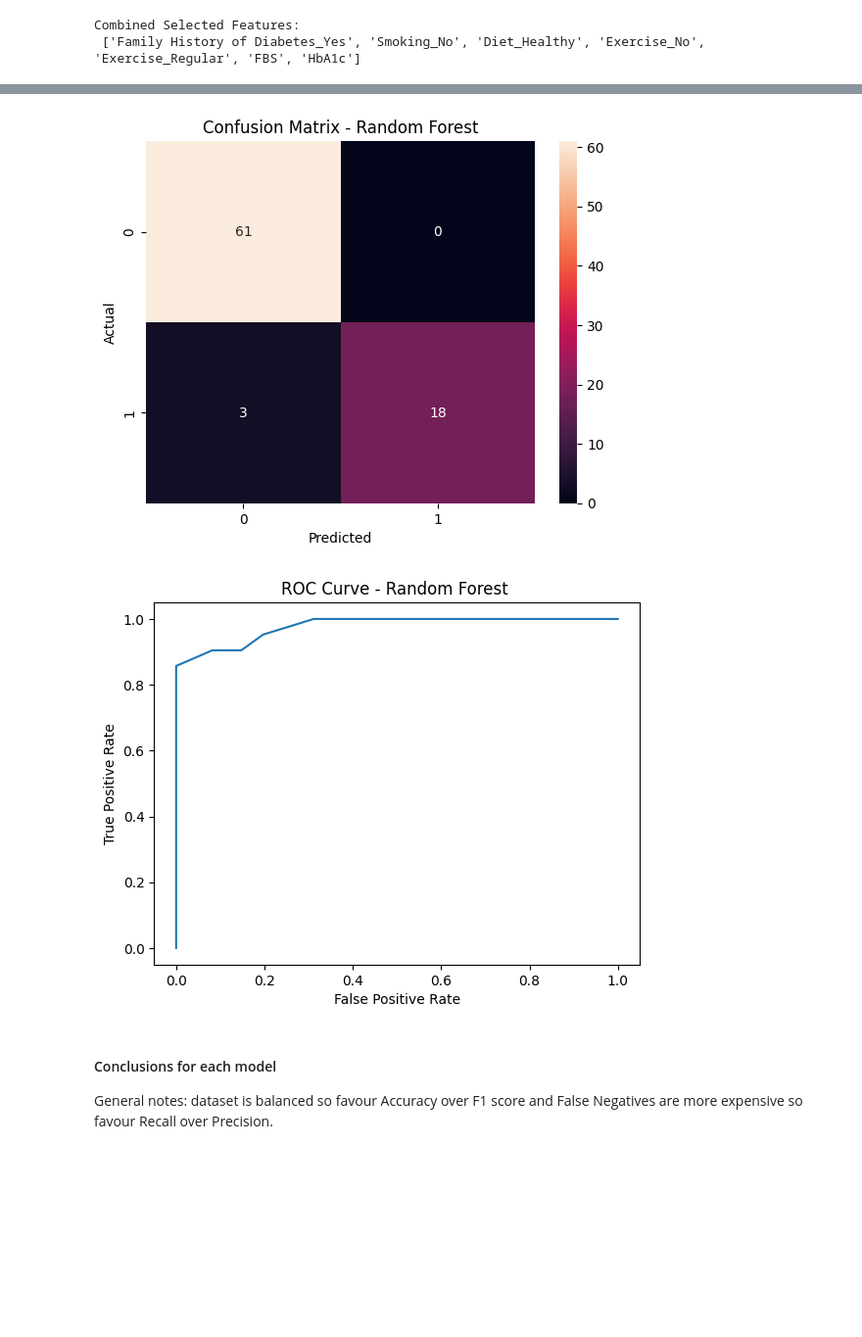
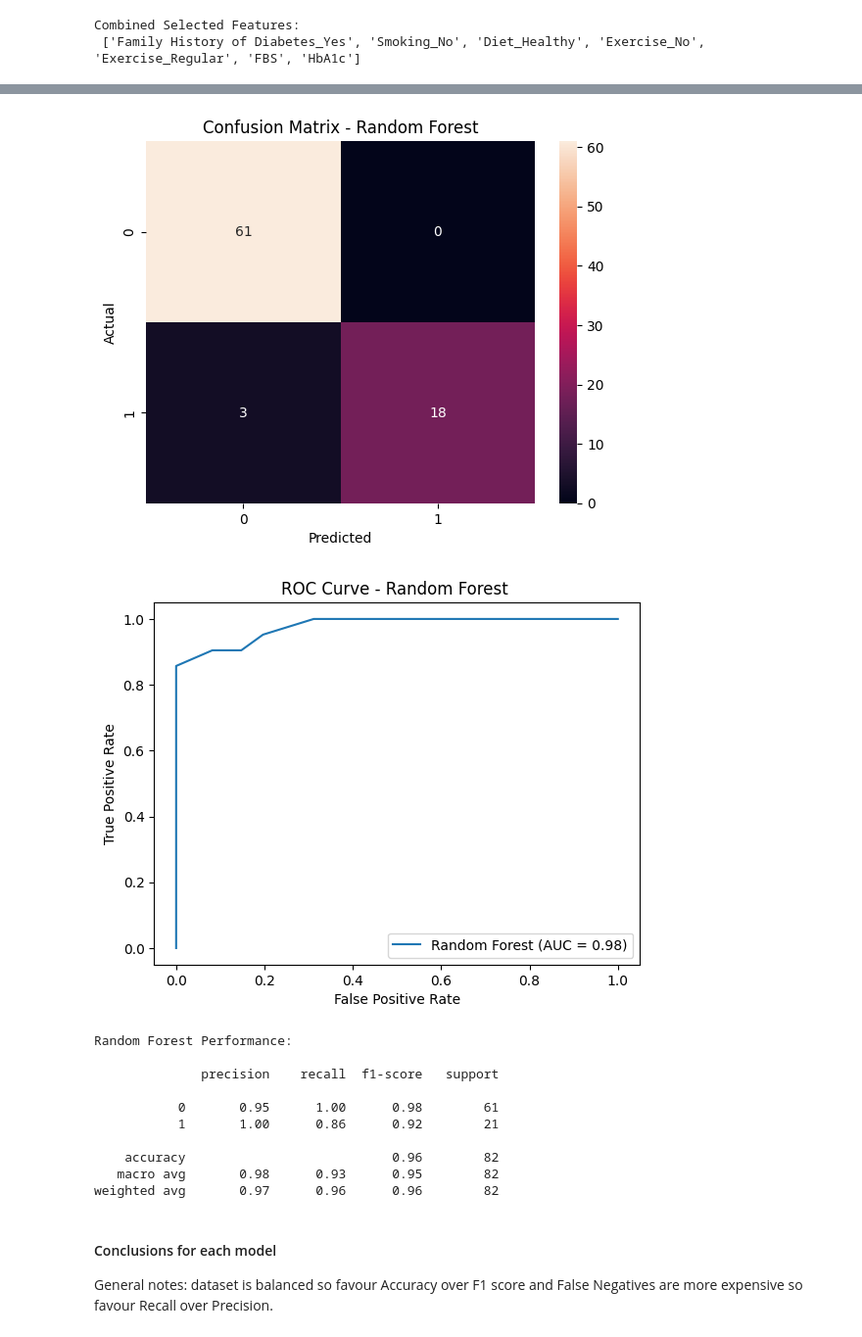
Before and after one commit to fonkerina/Data-Science-Journey, a Jupyter notebook: Week 3/w3 hwk1.ipynb, the cells around one changed output, grey strips where cells are left out. Shown at 98% size. Cells and saved outputs as stored; diff of their text form; code cells hidden in the pictures; blank space fills up the shorter version.

Commit message:
w3 hwk1 - added class report for eval

```diff
--- a/Week 3/w3 hwk1.ipynb
+++ b/Week 3/w3 hwk1.ipynb
@@ -167,26 +181,41 @@ plt.show()
 # %%
 # Evaluate Random Forest performance
 # Plot confusion matrices
 cm_ranfor = confusion_matrix(y_test, diagpred_ranfor)
 plt.figure()
 sns.heatmap(cm_ranfor, annot = True, fmt = 'd')
 plt.xlabel('Predicted')
 plt.ylabel('Actual')
 plt.title('Confusion Matrix - Random Forest')
 plt.show()
 
 # Plot ROC curve
 y_proba = random_forest.predict_proba(x_test)[:, 1]
 fpr, tpr, _ = roc_curve(y_test, y_proba)
 plt.figure()
-plt.plot(fpr, tpr)
+plt.plot(fpr, tpr, label = f'Random Forest (AUC = {roc_auc_score(y_test, y_proba):.2f})')
 plt.xlabel('False Positive Rate')
 plt.ylabel('True Positive Rate')
 plt.title('ROC Curve - Random Forest ')
+plt.legend()
 plt.show()
+
+# Classification Report
+print("Random Forest Performance:\n")
+print(classification_report(y_test, diagpred_ranfor))
 # %% [output]
 [figure]
-[figure, old version]
+[figure, new version]
+Random Forest Performance:
+
+              precision    recall  f1-score   support
+
+           0       0.95      1.00      0.98        61
+           1       1.00      0.86      0.92        21
+
+    accuracy                           0.96        82
+   macro avg       0.98      0.93      0.95        82
+weighted avg       0.97      0.96      0.96        82
 # %% [markdown]
 #### Conclusions for each model
 
```
Also changed, not shown: parts of 1 cell of this notebook.
